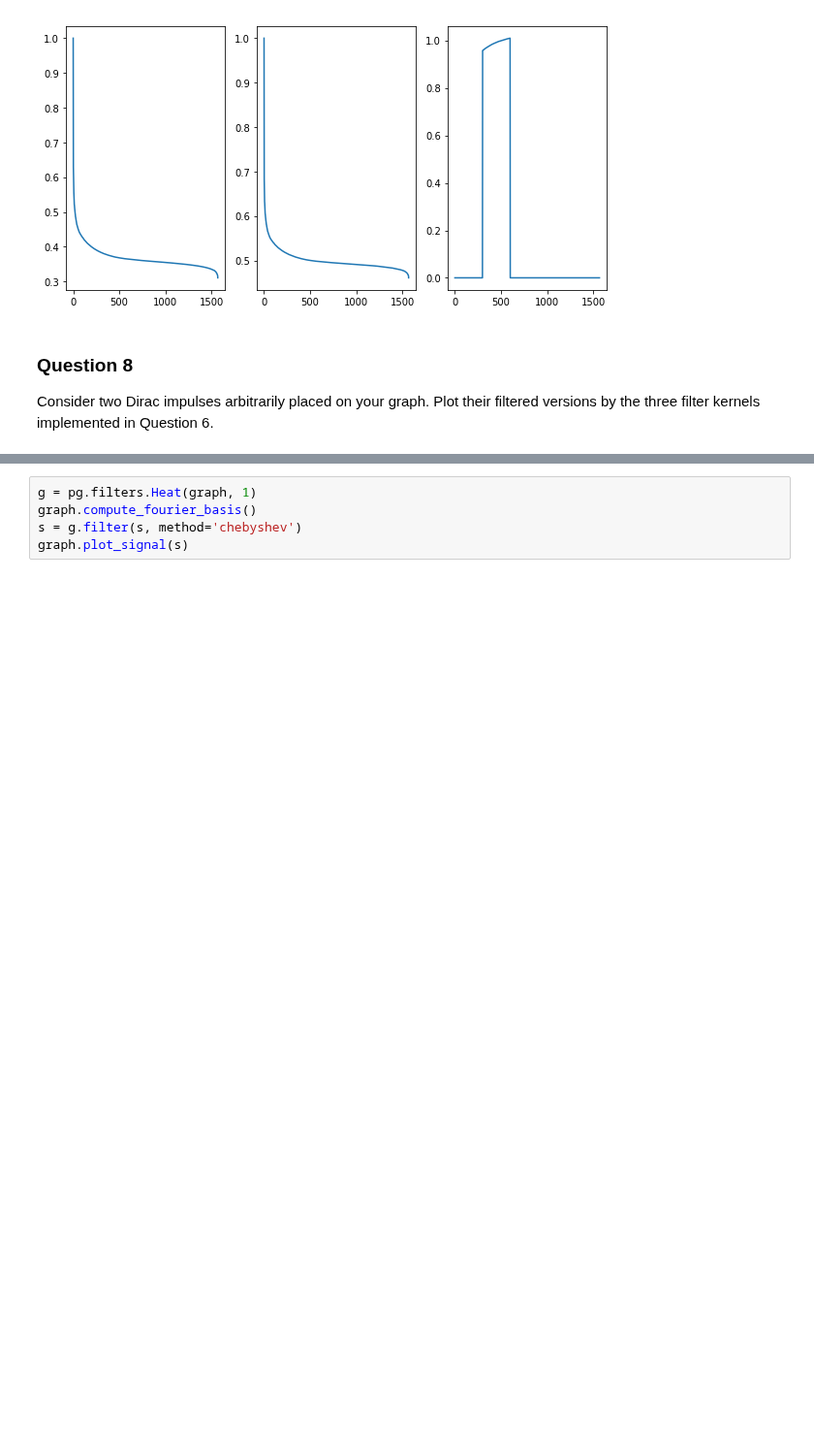
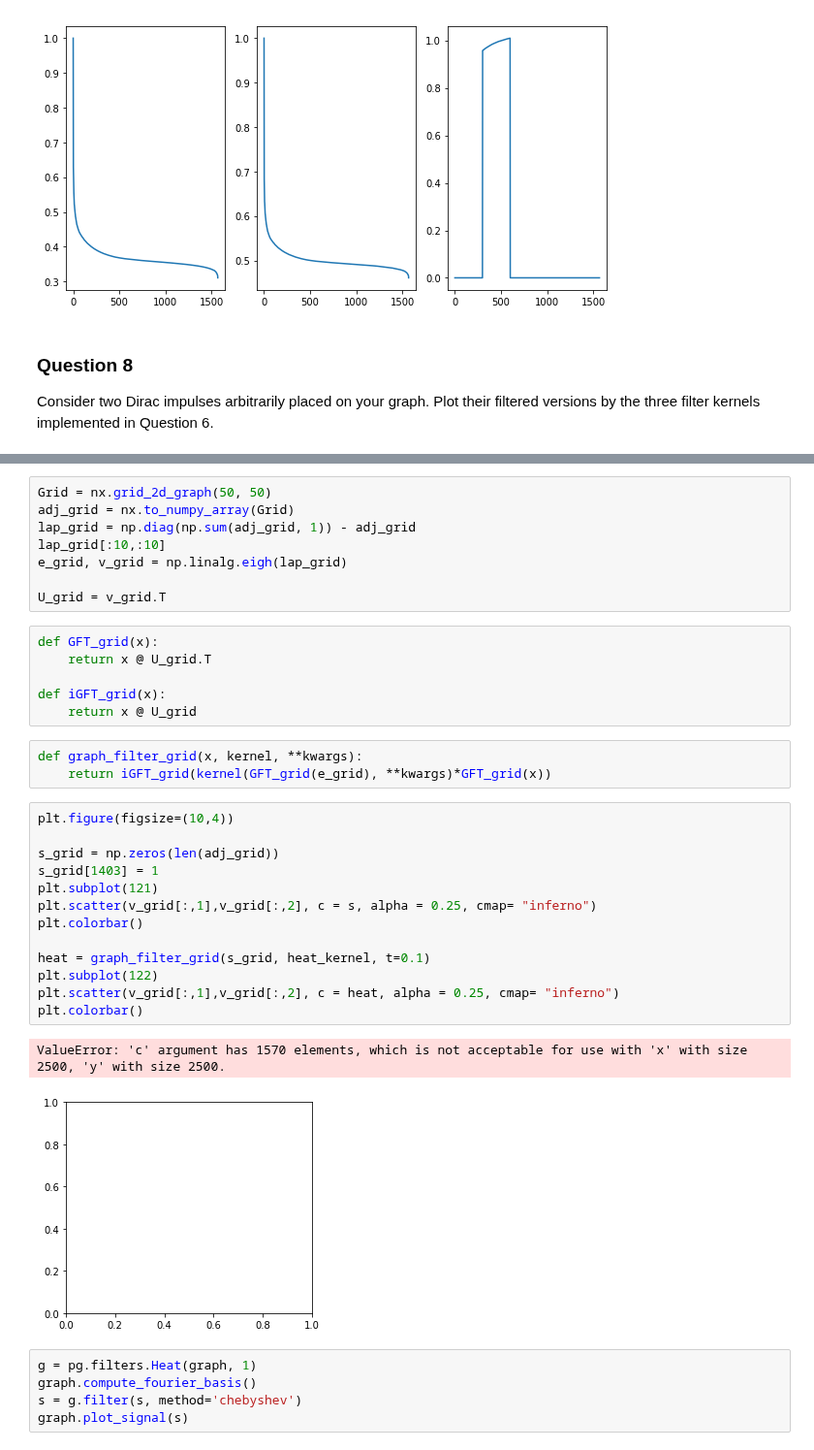
Before and after one commit to vndk36/Project_ntds2018, a Jupyter notebook: Milestone_4/4_HPCF_Hugo.ipynb, the cells around one changed output, grey strips where cells are left out. Shown at 97% size. Cells and saved outputs as stored; diff of their text form; blank space fills up the shorter version.

Commit message:
tests with 2d grids

```diff
--- a/Milestone_4/4_HPCF_Hugo.ipynb
+++ b/Milestone_4/4_HPCF_Hugo.ipynb
@@ -419,3 +430,36 @@ plt.colorbar()
+# %%
+Grid = nx.grid_2d_graph(50, 50)
+adj_grid = nx.to_numpy_array(Grid)
+lap_grid = np.diag(np.sum(adj_grid, 1)) - adj_grid
+lap_grid[:10,:10]
+e_grid, v_grid = np.linalg.eigh(lap_grid)
+
+U_grid = v_grid.T
+# %%
+def GFT_grid(x):
+    return x @ U_grid.T
+
+def iGFT_grid(x):
+    return x @ U_grid
+# %%
+def graph_filter_grid(x, kernel, **kwargs):
+    return iGFT_grid(kernel(GFT_grid(e_grid), **kwargs)*GFT_grid(x))
+# %%
+plt.figure(figsize=(10,4))
+
+s_grid = np.zeros(len(adj_grid))
+s_grid[1403] = 1
+plt.subplot(121)
+plt.scatter(v_grid[:,1],v_grid[:,2], c = s, alpha = 0.25, cmap= "inferno")
+plt.colorbar()
+
+heat = graph_filter_grid(s_grid, heat_kernel, t=0.1)
+plt.subplot(122)
+plt.scatter(v_grid[:,1],v_grid[:,2], c = heat, alpha = 0.25, cmap= "inferno")
+plt.colorbar()
+# %% [output]
+ValueError: 'c' argument has 1570 elements, which is not acceptable for use with 'x' with size 2500, 'y' with size 2500.
+[figure, added]
 # %%
 g = pg.filters.Heat(graph, 1)
 graph.compute_fourier_basis()
```
Also changed, not shown: parts of 7 cells of this notebook.
